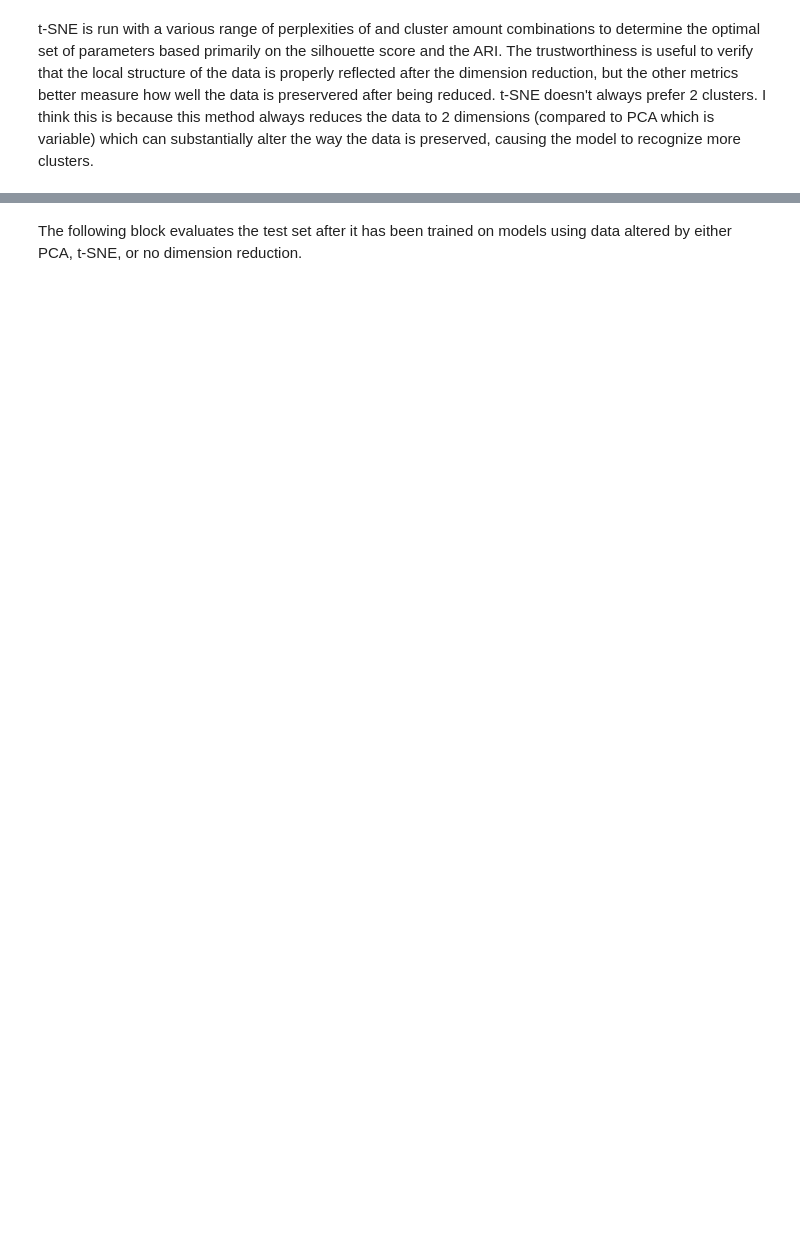
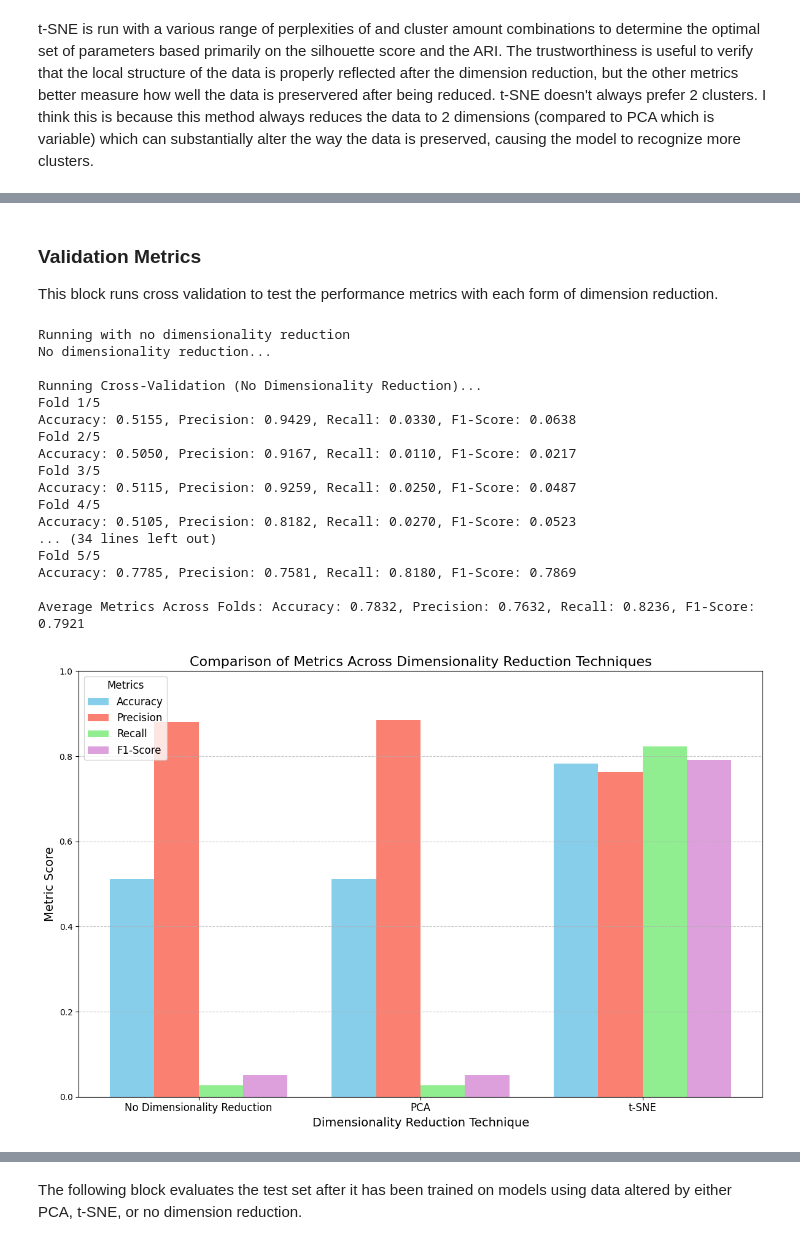
Before and after one commit to rrangelvargas/INM701, a Jupyter notebook: src/maingmm.ipynb, the cells around one changed output, grey strips where cells are left out. Saved outputs shown, nothing was run; the diff lists cells and outputs as text; code cells hidden in the pictures; blank space fills up the shorter version.

```diff
--- a/src/maingmm.ipynb
+++ b/src/maingmm.ipynb
@@ -346,0 +470,80 @@ The introduction of SMOTE improves all metrics except Recall in all 3 dimensiona
+# %% [markdown]
+### Validation Metrics
+
+This block runs cross validation to test the performance metrics with each form of dimension reduction.
+# %%
+print("Running with no dimensionality reduction")
+metrics_no_reduction = run_gmm_cv(
+    X_scaled, y, method=None
+)
+
+# 2. PCA
+print("\nRunning PCA")
+metrics_pca = run_gmm_cv(
+    X_scaled, y, method="PCA",
+    pca_threshold=best_pca_threshold,
+    pca_clusters=best_pca_clusters
+)
+
+# 3. t-SNE
+print("\nRunning t-SNE")
+metrics_tsne = run_gmm_cv(
+    X_scaled, y, method="TSNE",
+    tsne_perplexity=best_tsne_perplexity,
+    tsne_clusters=best_tsne_clusters
+)
+
+# metrics from the output
+metrics = {
+    "No Dimensionality Reduction": metrics_no_reduction,
+    "PCA": metrics_pca,
+    "t-SNE": metrics_tsne
+}
+
+# metrics labels and methods
+metrics_labels = ["Accuracy", "Precision", "Recall", "F1-Score"]
+methods = list(metrics.keys())
+scores = np.array([metrics[method] for method in methods])
+
+# the number of methods and metrics
+n_methods = len(methods)
+n_metrics = len(metrics_labels)
+
+x = np.arange(n_methods)
+width = 0.2
+
+plt.figure(figsize=(12, 8))
+
+colors = ['skyblue', 'salmon', 'lightgreen', 'plum']
+
+for i, metric_label in enumerate(metrics_labels):
+    plt.bar(x + i * width, scores[:, i], width, label=metric_label, color=colors[i])
+
+plt.xlabel('Dimensionality Reduction Technique', fontsize=14)
+plt.ylabel('Metric Score', fontsize=14)
+plt.title('Comparison of Metrics Across Dimensionality Reduction Techniques', fontsize=16)
+plt.xticks(x + width * (n_metrics - 1) / 2, methods, fontsize=12)
+plt.ylim(0, 1)
+plt.legend(title='Metrics', fontsize=12, title_fontsize=12)
+plt.grid(axis='y', linestyle='--', alpha=0.7)
+plt.tight_layout()
+plt.show()
+# %% [output]
+Running with no dimensionality reduction
+No dimensionality reduction...
+
+Running Cross-Validation (No Dimensionality Reduction)...
+Fold 1/5
+Accuracy: 0.5155, Precision: 0.9429, Recall: 0.0330, F1-Score: 0.0638
+Fold 2/5
+Accuracy: 0.5050, Precision: 0.9167, Recall: 0.0110, F1-Score: 0.0217
+Fold 3/5
+Accuracy: 0.5115, Precision: 0.9259, Recall: 0.0250, F1-Score: 0.0487
+Fold 4/5
+Accuracy: 0.5105, Precision: 0.8182, Recall: 0.0270, F1-Score: 0.0523
+... (34 lines left out)
+Fold 5/5
+Accuracy: 0.7785, Precision: 0.7581, Recall: 0.8180, F1-Score: 0.7869
+
+Average Metrics Across Folds: Accuracy: 0.7832, Precision: 0.7632, Recall: 0.8236, F1-Score: 0.7921
+[figure, added]
```
Also changed, not shown: parts of 28 cells of this notebook, 1 other file.
